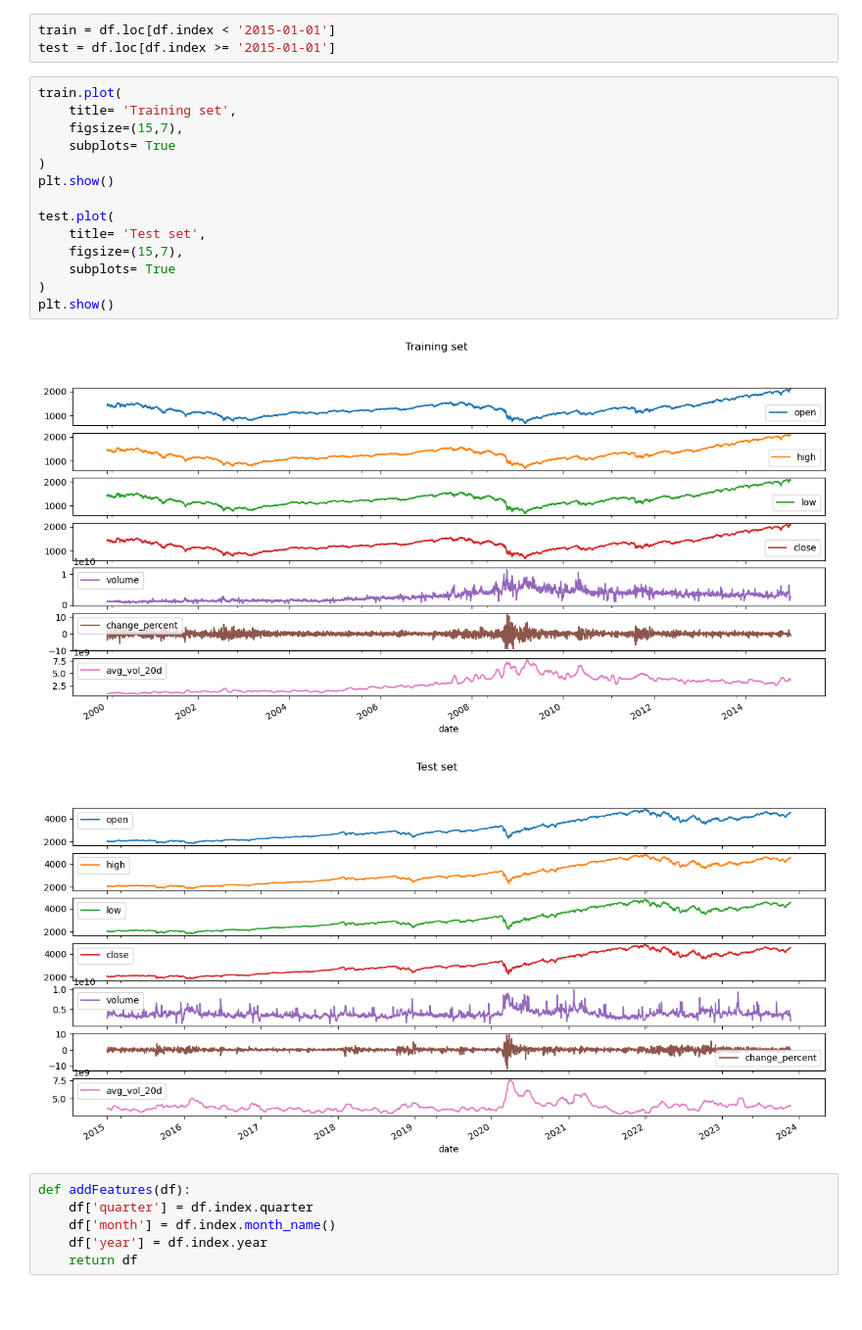
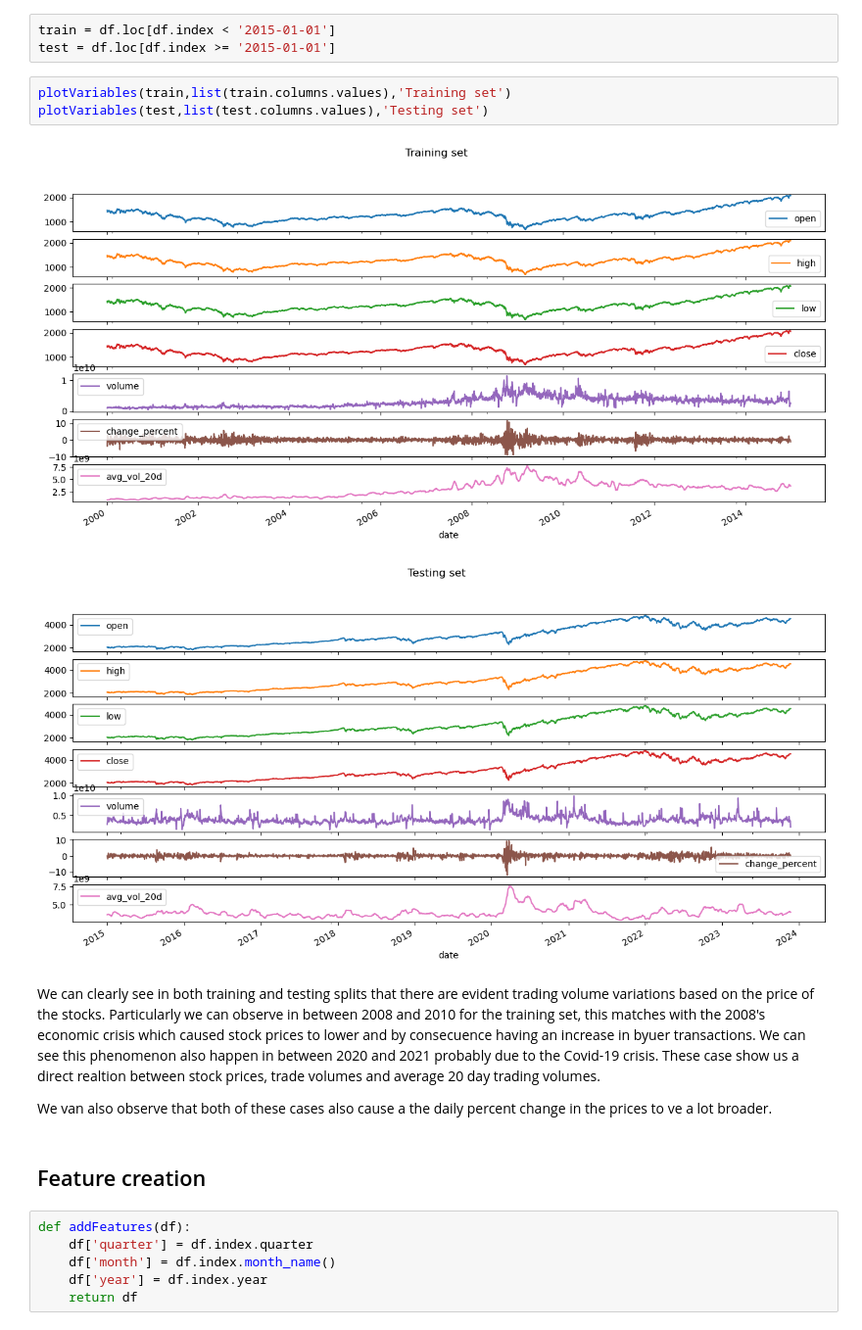
Before and after one commit to karla-mond/stockPred-Mex, a Jupyter notebook: tsf_xgboost.ipynb, the cells around one changed output. Shown at 98% size. Drawn from its saved outputs; the diff is of its cells as text; blank space fills up the shorter version.

```diff
--- a/tsf_xgboost.ipynb
+++ b/tsf_xgboost.ipynb
@@ -89,23 +90,18 @@ plotVariables('change_percent','Percentage daily change in SP500')
 # %%
 train = df.loc[df.index < '2015-01-01']
 test = df.loc[df.index >= '2015-01-01']
-# %%
-train.plot(
-    title= 'Training set',
-    figsize=(15,7),
-    subplots= True
-)
-plt.show()
-
-test.plot(
-    title= 'Test set',
-    figsize=(15,7),
-    subplots= True
-)
-plt.show()
-# %% [output]
-[figure, removed]
-[figure, removed]
+# %%
+plotVariables(train,list(train.columns.values),'Training set')
+plotVariables(test,list(test.columns.values),'Testing set')
+# %% [output]
+[figure, added]
+[figure, added]
+# %% [markdown]
+We can clearly see in both training and testing splits that there are evident trading volume variations based on the price of the stocks. Particularly we can observe in between 2008 and 2010 for the training set, this matches with the 2008's economic crisis which caused stock prices to lower and by consecuence having an increase in byuer transactions. We can see this phenomenon also happen in between 2020 and 2021 probably due to the Covid-19 crisis. These case show us a direct realtion between stock prices, trade volumes and average 20 day trading volumes.
+
+We van also observe that both of these cases also cause a the daily percent change in the prices to ve a lot broader.
+# %% [markdown]
+## Feature creation
 # %%
 def addFeatures(df):
     df['quarter'] = df.index.quarter
```
Also changed, not shown: parts of 6 cells of this notebook.
